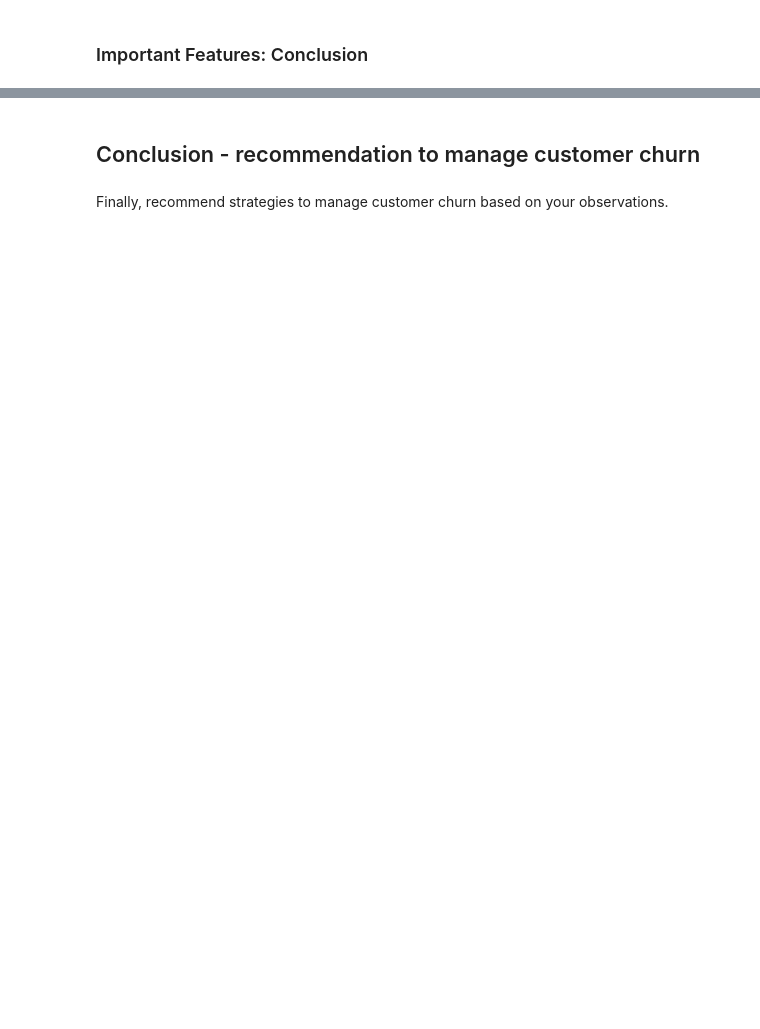
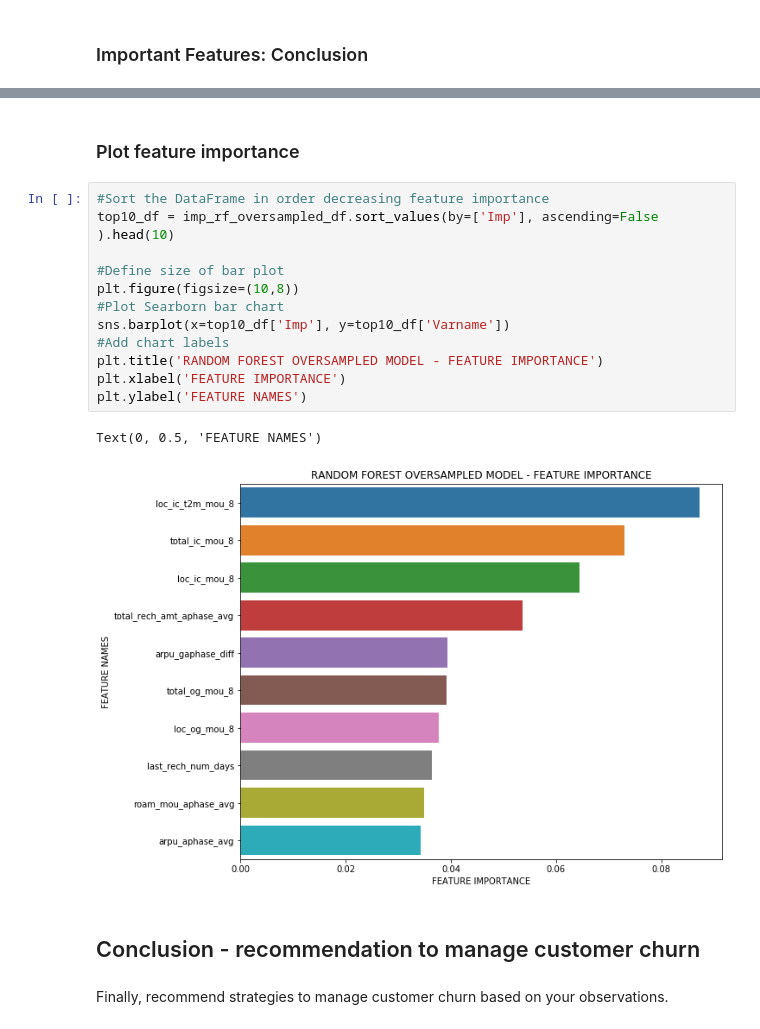
Before and after one commit to Lakshmi-1212/TelecomChurn_CaseStudy, a Jupyter notebook: TelcomChurn_CaseStudy.ipynb, the cells around one changed output, grey strips where cells are left out. Saved outputs shown, nothing was run; the diff lists cells and outputs as text; blank space fills up the shorter version.

```diff
--- a/TelcomChurn_CaseStudy.ipynb
+++ b/TelcomChurn_CaseStudy.ipynb
@@ -2170,3 +2207,20 @@ After identifying important predictors, display them visually - you can use plot
+# %% [markdown]
+### Plot feature importance
+# %%
+#Sort the DataFrame in order decreasing feature importance
+top10_df = imp_rf_oversampled_df.sort_values(by=['Imp'], ascending=False ).head(10)
+
+#Define size of bar plot
+plt.figure(figsize=(10,8))
+#Plot Searborn bar chart
+sns.barplot(x=top10_df['Imp'], y=top10_df['Varname'])
+#Add chart labels
+plt.title('RANDOM FOREST OVERSAMPLED MODEL - FEATURE IMPORTANCE')
+plt.xlabel('FEATURE IMPORTANCE')
+plt.ylabel('FEATURE NAMES')
+# %% [output]
+Text(0, 0.5, 'FEATURE NAMES')
+[figure, added]
 # %% [markdown]
 ## Conclusion - recommendation to manage customer churn
 # %% [markdown]
```
Also changed, not shown: parts of 30 cells of this notebook.
